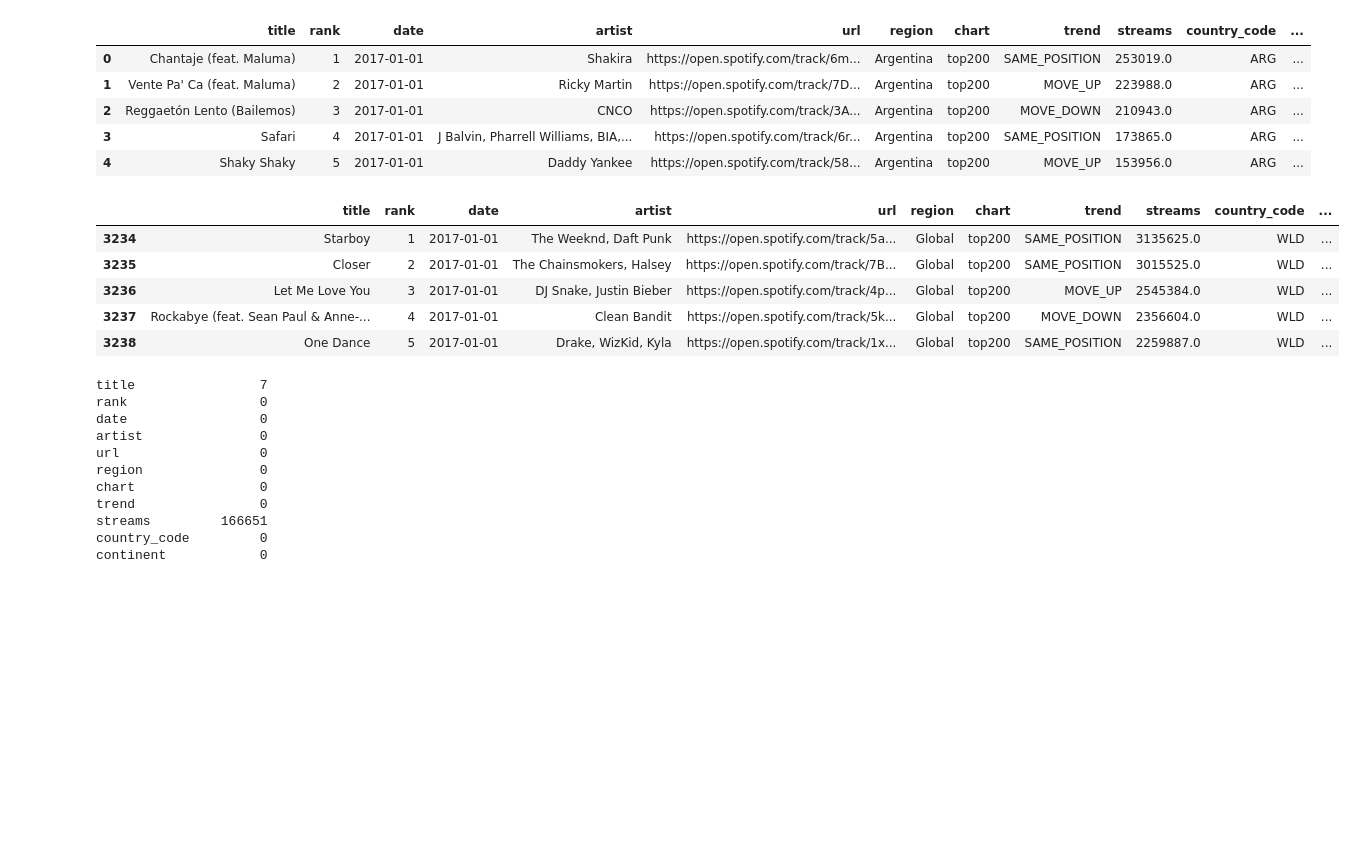
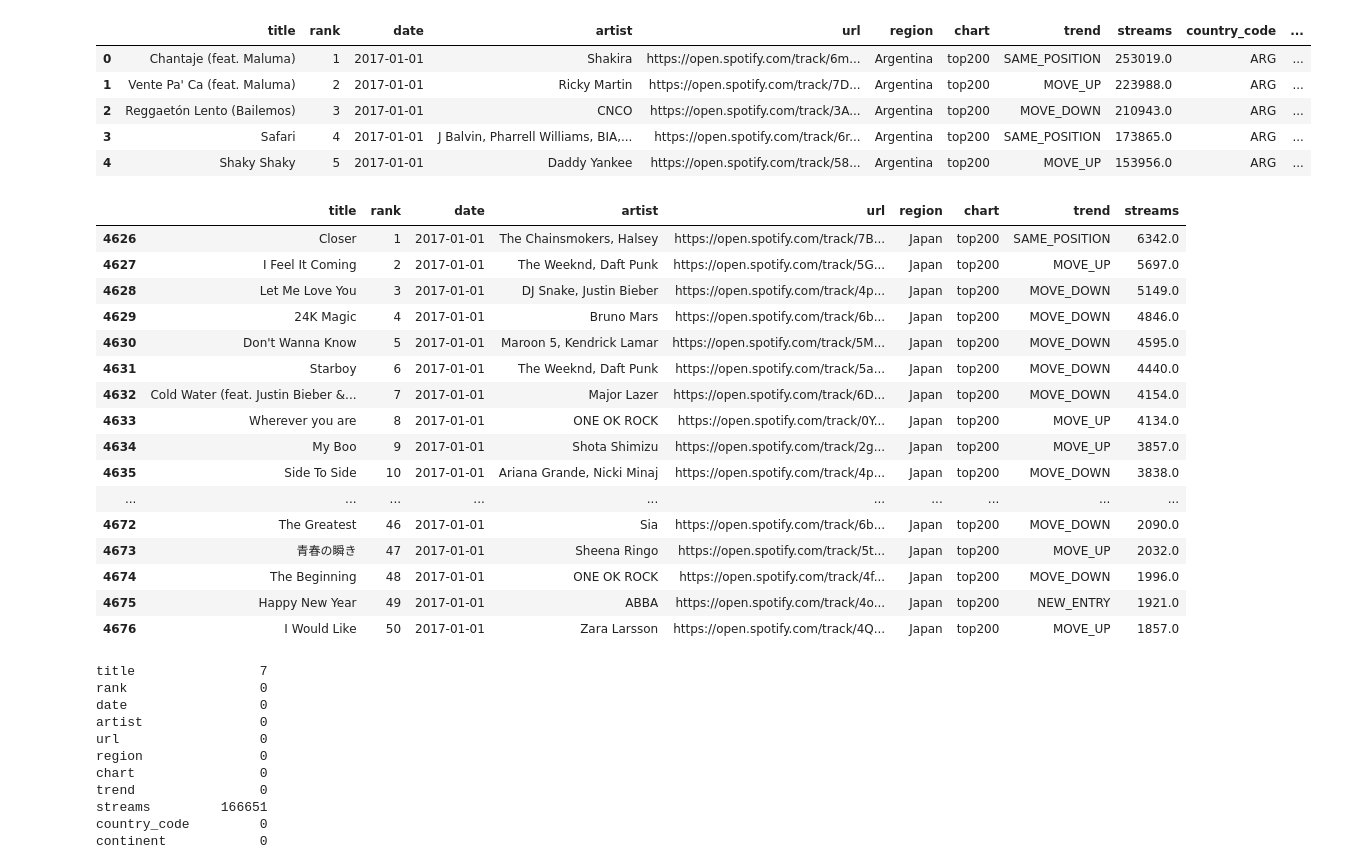
Before and after one commit to martynalesniak/spotify-dwh, a Jupyter notebook: etl/transform/region_features.ipynb, the cells around one changed output. Saved outputs shown, nothing was run; the diff lists cells and outputs as text; code cells hidden in the pictures; blank space fills up the shorter version.

Commit message:
japan problem

```diff
--- a/etl/transform/region_features.ipynb
+++ b/etl/transform/region_features.ipynb
@@ -7,4 +7,4 @@ import pycountry
 import world_bank_data as wb
 from region import *
 # %%
-charts = pd.read_csv(r'C:\Users\ulasz\OneDrive\Pulpit\studia\sem6\hurtownie danych\dane\charts.csv', nrows=9000000)
+charts = pd.read_csv(r'C:\Users\ulasz\OneDrive\Pulpit\studia\sem6\hurtownie danych\dane\charts.csv', nrows=900000)
@@ -20,14 +37,25 @@ dim.head()
 | 3 | Safari | 4 | 2017-01-01 | J Balvin, Pharrell Williams, BIA,... | https://open.spotify.com/track/6r... | Argentina | top200 | SAME_POSITION | 173865.0 | ARG | ... |
 | 4 | Shaky Shaky | 5 | 2017-01-01 | Daddy Yankee | https://open.spotify.com/track/58... | Argentina | top200 | MOVE_UP | 153956.0 | ARG | ... |
 # %%
-dim[dim['region'] == 'Global'].head()
+charts[charts['region'] == 'Japan'].head(50)
 # %% [output]
-|  | title | rank | date | artist | url | region | chart | trend | streams | country_code | ... |
-| 3234 | Starboy | 1 | 2017-01-01 | The Weeknd, Daft Punk | https://open.spotify.com/track/5a... | Global | top200 | SAME_POSITION | 3135625.0 | WLD | ... |
-| 3235 | Closer | 2 | 2017-01-01 | The Chainsmokers, Halsey | https://open.spotify.com/track/7B... | Global | top200 | SAME_POSITION | 3015525.0 | WLD | ... |
-| 3236 | Let Me Love You | 3 | 2017-01-01 | DJ Snake, Justin Bieber | https://open.spotify.com/track/4p... | Global | top200 | MOVE_UP | 2545384.0 | WLD | ... |
-| 3237 | Rockabye (feat. Sean Paul & Anne-... | 4 | 2017-01-01 | Clean Bandit | https://open.spotify.com/track/5k... | Global | top200 | MOVE_DOWN | 2356604.0 | WLD | ... |
-| 3238 | One Dance | 5 | 2017-01-01 | Drake, WizKid, Kyla | https://open.spotify.com/track/1x... | Global | top200 | SAME_POSITION | 2259887.0 | WLD | ... |
+|  | title | rank | date | artist | url | region | chart | trend | streams |
+| 4626 | Closer | 1 | 2017-01-01 | The Chainsmokers, Halsey | https://open.spotify.com/track/7B... | Japan | top200 | SAME_POSITION | 6342.0 |
+| 4627 | I Feel It Coming | 2 | 2017-01-01 | The Weeknd, Daft Punk | https://open.spotify.com/track/5G... | Japan | top200 | MOVE_UP | 5697.0 |
+| 4628 | Let Me Love You | 3 | 2017-01-01 | DJ Snake, Justin Bieber | https://open.spotify.com/track/4p... | Japan | top200 | MOVE_DOWN | 5149.0 |
+| 4629 | 24K Magic | 4 | 2017-01-01 | Bruno Mars | https://open.spotify.com/track/6b... | Japan | top200 | MOVE_DOWN | 4846.0 |
+| 4630 | Don't Wanna Know | 5 | 2017-01-01 | Maroon 5, Kendrick Lamar | https://open.spotify.com/track/5M... | Japan | top200 | MOVE_DOWN | 4595.0 |
+| 4631 | Starboy | 6 | 2017-01-01 | The Weeknd, Daft Punk | https://open.spotify.com/track/5a... | Japan | top200 | MOVE_DOWN | 4440.0 |
+| 4632 | Cold Water (feat. Justin Bieber &... | 7 | 2017-01-01 | Major Lazer | https://open.spotify.com/track/6D... | Japan | top200 | MOVE_DOWN | 4154.0 |
+| 4633 | Wherever you are | 8 | 2017-01-01 | ONE OK ROCK | https://open.spotify.com/track/0Y... | Japan | top200 | MOVE_UP | 4134.0 |
+| 4634 | My Boo | 9 | 2017-01-01 | Shota Shimizu | https://open.spotify.com/track/2g... | Japan | top200 | MOVE_UP | 3857.0 |
+| 4635 | Side To Side | 10 | 2017-01-01 | Ariana Grande, Nicki Minaj | https://open.spotify.com/track/4p... | Japan | top200 | MOVE_DOWN | 3838.0 |
+| ... | ... | ... | ... | ... | ... | ... | ... | ... | ... |
+| 4672 | The Greatest | 46 | 2017-01-01 | Sia | https://open.spotify.com/track/6b... | Japan | top200 | MOVE_DOWN | 2090.0 |
+| 4673 | 青春の瞬き | 47 | 2017-01-01 | Sheena Ringo | https://open.spotify.com/track/5t... | Japan | top200 | MOVE_UP | 2032.0 |
+| 4674 | The Beginning | 48 | 2017-01-01 | ONE OK ROCK | https://open.spotify.com/track/4f... | Japan | top200 | MOVE_DOWN | 1996.0 |
+| 4675 | Happy New Year | 49 | 2017-01-01 | ABBA | https://open.spotify.com/track/4o... | Japan | top200 | NEW_ENTRY | 1921.0 |
+| 4676 | I Would Like | 50 | 2017-01-01 | Zara Larsson | https://open.spotify.com/track/4Q... | Japan | top200 | MOVE_UP | 1857.0 |
 # %%
 dim.isna().sum()
 # %% [output]
```
Also changed, not shown: parts of 1 cell of this notebook.
